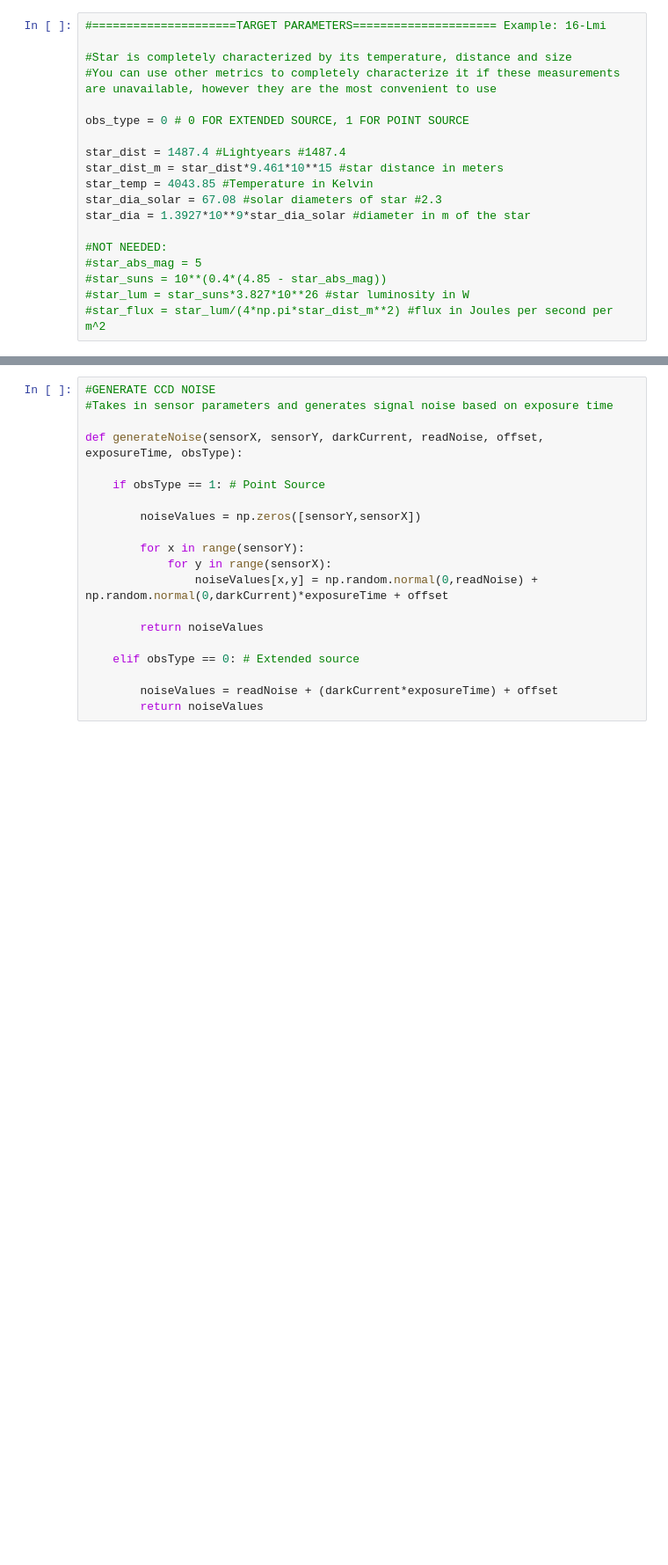
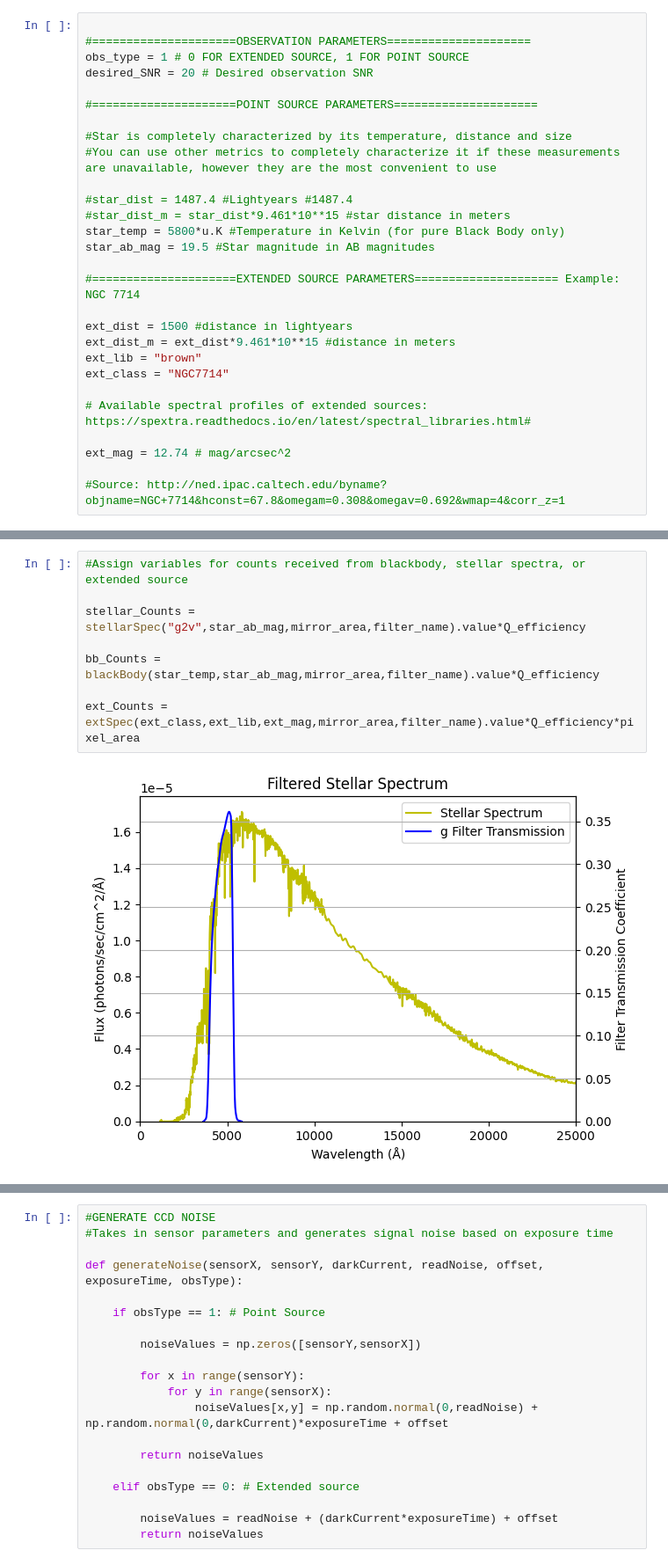
Before and after one commit to RJWier/Glenlea-ETC, a Jupyter notebook: EXPOSURE_TIME_CALCULATOR.ipynb, the cells around one changed output, grey strips where cells are left out. Shown at 88% size. Saved outputs shown, nothing was run; the diff lists cells and outputs as text; blank space fills up the shorter version.

```diff
--- a/EXPOSURE_TIME_CALCULATOR.ipynb
+++ b/EXPOSURE_TIME_CALCULATOR.ipynb
@@ -44,21 +55,30 @@ filter_freq_band = filter_low_freq-filter_high_freq
 # %%
-#=====================TARGET PARAMETERS===================== Example: 16-Lmi
+
+#=====================OBSERVATION PARAMETERS=====================
+obs_type = 1 # 0 FOR EXTENDED SOURCE, 1 FOR POINT SOURCE
+desired_SNR = 20 # Desired observation SNR
+
+#=====================POINT SOURCE PARAMETERS=====================
 
 #Star is completely characterized by its temperature, distance and size
 #You can use other metrics to completely characterize it if these measurements are unavailable, however they are the most convenient to use
 
-obs_type = 0 # 0 FOR EXTENDED SOURCE, 1 FOR POINT SOURCE
+#star_dist = 1487.4 #Lightyears #1487.4
+#star_dist_m = star_dist*9.461*10**15 #star distance in meters
+star_temp = 5800*u.K #Temperature in Kelvin (for pure Black Body only)
+star_ab_mag = 19.5 #Star magnitude in AB magnitudes
 
-star_dist = 1487.4 #Lightyears #1487.4
-star_dist_m = star_dist*9.461*10**15 #star distance in meters
-star_temp = 4043.85 #Temperature in Kelvin
-star_dia_solar = 67.08 #solar diameters of star #2.3
-star_dia = 1.3927*10**9*star_dia_solar #diameter in m of the star
+#=====================EXTENDED SOURCE PARAMETERS===================== Example: NGC 7714
 
-#NOT NEEDED:
-#star_abs_mag = 5
-#star_suns = 10**(0.4*(4.85 - star_abs_mag))
-#star_lum = star_suns*3.827*10**26 #star luminosity in W
-#star_flux = star_lum/(4*np.pi*star_dist_m**2) #flux in Joules per second per m^2
+ext_dist = 1500 #distance in lightyears
+ext_dist_m = ext_dist*9.461*10**15 #distance in meters
+ext_lib = "brown"
+ext_class = "NGC7714"
+
+# Available spectral profiles of extended sources: https://spextra.readthedocs.io/en/latest/spectral_libraries.html#
+
+ext_mag = 12.74 # mag/arcsec^2
+
+#Source: http://ned.ipac.caltech.edu/byname?objname=NGC+7714&hconst=67.8&omegam=0.308&omegav=0.692&wmap=4&corr_z=1
 # %%
 #===================== COMPUTE FOV (arcseconds) =====================
@@ -164,0 +260,10 @@ def spreadCounts(sensorX, sensorY, totalCounts, fwhm, exposureTime, fullWell, ob
+# %%
+#Assign variables for counts received from blackbody, stellar spectra, or extended source
+
+stellar_Counts = stellarSpec("g2v",star_ab_mag,mirror_area,filter_name).value*Q_efficiency
+
+bb_Counts = blackBody(star_temp,star_ab_mag,mirror_area,filter_name).value*Q_efficiency
+
+ext_Counts = extSpec(ext_class,ext_lib,ext_mag,mirror_area,filter_name).value*Q_efficiency*pixel_area
+# %% [output]
+[figure, added]
```
Also changed, not shown: parts of 40 cells of this notebook.
